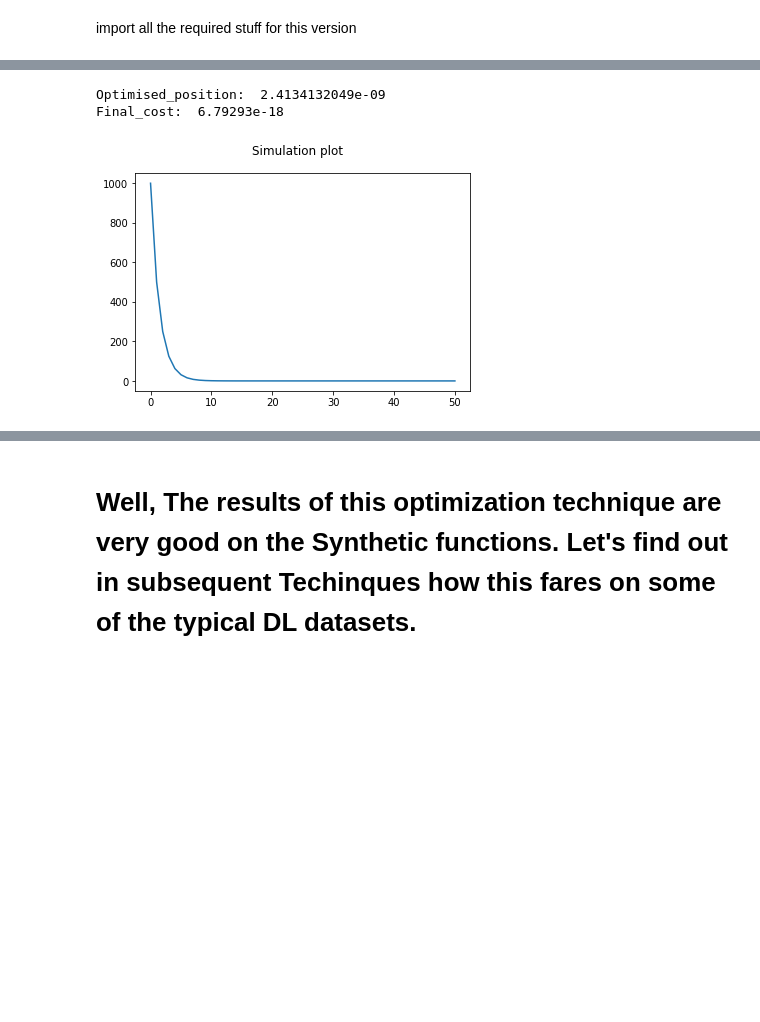
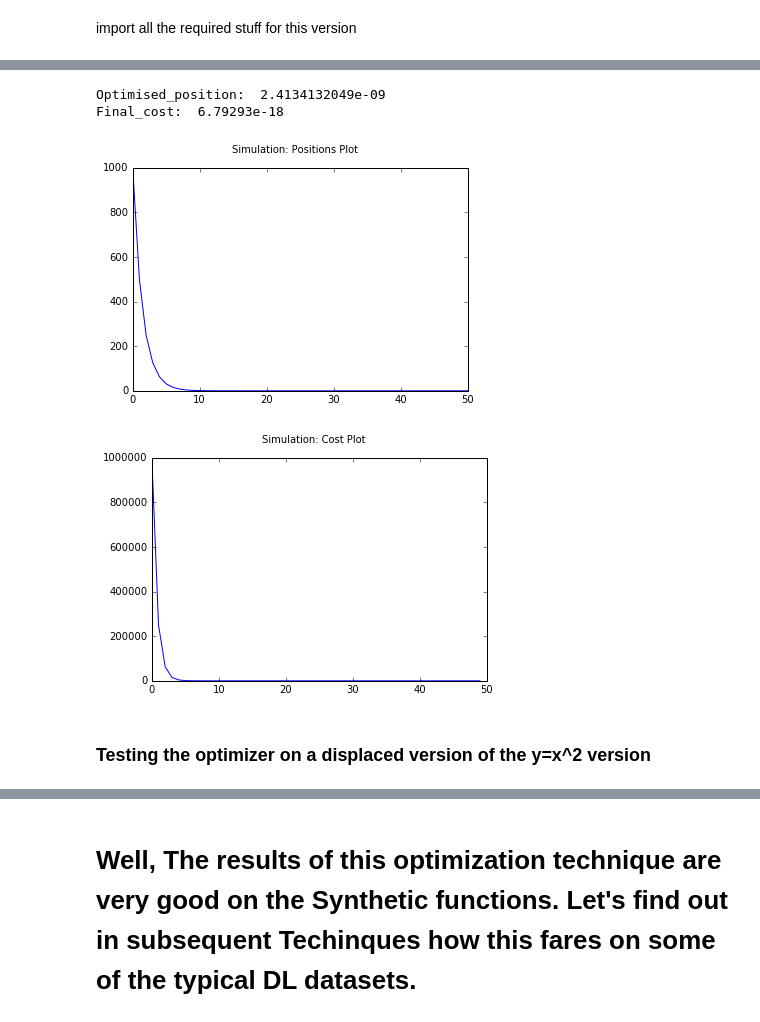
Before and after one commit to akanimax/my-deity, a Jupyter notebook: Scripts/IDEA_2/RANIK optimizer 2.0.ipynb, the cells around one changed output, grey strips where cells are left out. Cells and saved outputs as stored; diff of their text form; code cells hidden in the pictures; blank space fills up the shorter version.

```diff
--- a/Scripts/IDEA_2/RANIK optimizer 2.0.ipynb
+++ b/Scripts/IDEA_2/RANIK optimizer 2.0.ipynb
@@ -42,6 +42,6 @@ plt.plot(range(-100, 100), y_vals);
 # %%
 # define the overall structure function:
-def simulate(y_value, x_value, start_position, optim_fn, no_of_iterations = 100):
+def simulate(y_value, x_value, start_position, optim_fn, no_of_iterations = 100, feed_back = False):
     '''
         This is the structural function over the total algorithm which can swap the opim_fn to create different
         behaviour.
@@ -50,6 +50,8 @@ def simulate(y_value, x_value, start_position, optim_fn, no_of_iterations = 100)
         y_value = The optimization objective function's current value
         x_value = The current parameter value
         optim_fn = The function used for optimization
+        no_of_iterations = The no_of_iterations for which this simulation is to be run
+        feed_back = print the values while inside the running loop
 
             @optim_fn:
                 params:
@@ -70,21 +72,28 @@ def simulate(y_value, x_value, start_position, optim_fn, no_of_iterations = 100)
 
     # run the simulation loop
     positions = [position] # initialize the positions list
+    costs = [] # initialize the costs collecting list to empty list
     for _ in range(no_of_iterations):
         # evaluate the y_value and the dy_dx for current x_value
         cost, gradient = sess.run([y_value, tf.squeeze(tf.gradients(y_value, x_value))],
                                                                   feed_dict={x_value: position})
 
+        # print the values of cost and position:
+        if(feed_back):
+            print("\nCurrent position: ", position)
+            print("Current cost:", cost)
+
         # update the position using the optimization function:
         position = optim_fn(cost, position, gradient)
 
         positions.append(position)
+        costs.append(cost) # append the previous cost
 
     # close the session
     sess.close()
 
     # return the last position, cost and positions:
-    return position, cost, positions
+    return position, cost, positions, costs
 # %%
 # define the relative optimization function:
 def relative_optmization(y_, x_, dy_dx_, epsilon = 3e-8):
@@ -95,15 +104,21 @@ def relative_optmization(y_, x_, dy_dx_, epsilon = 3e-8):
     return updated_x_
 # %%
 # run the simulation 100 times from start position 10:
-last_pos, last_cost, x_vals = simulate(y, x, 1000, relative_optmization, no_of_iterations=50)
+last_pos, last_cost, x_vals, y_vals = simulate(y, x, 1000, relative_optmization, no_of_iterations=50)
 
-plt.figure().suptitle("Simulation plot")
+plt.figure().suptitle("Simulation: Positions Plot")
 plt.plot(x_vals);
+
+plt.figure().suptitle("Simulation: Cost Plot")
+plt.plot(y_vals);
 
 # print the final values:
 print("Optimised_position: ", last_pos)
 print("Final_cost: ", last_cost)
 # %% [output]
 Optimised_position:  2.4134132049e-09
 Final_cost:  6.79293e-18
-[figure, old version]
+[figure, new version]
+[figure, added]
+# %% [markdown]
+### Testing the optimizer on a displaced version of the y=x^2 version
```
Also changed, not shown: parts of 20 cells of this notebook, 2 other files.
